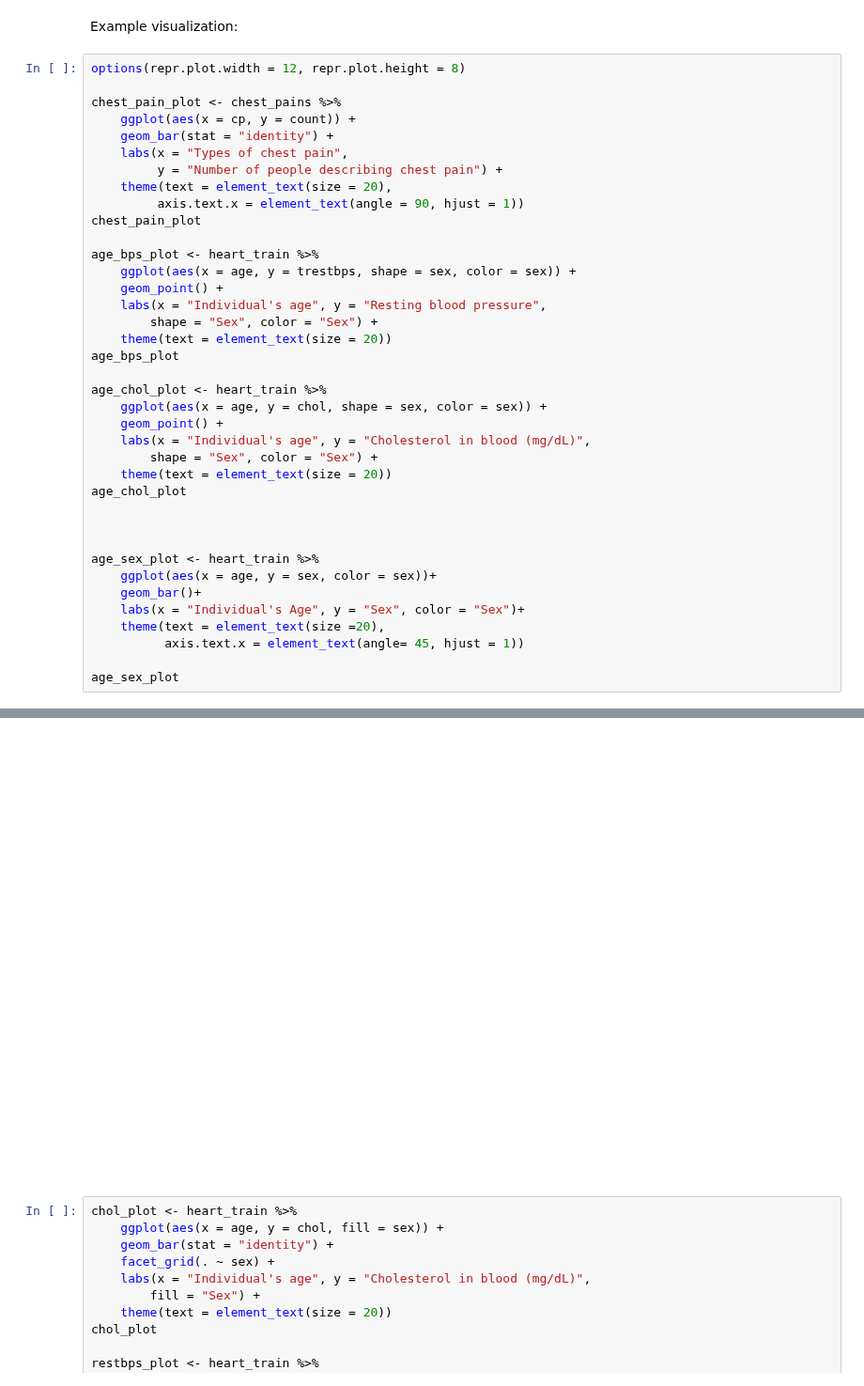
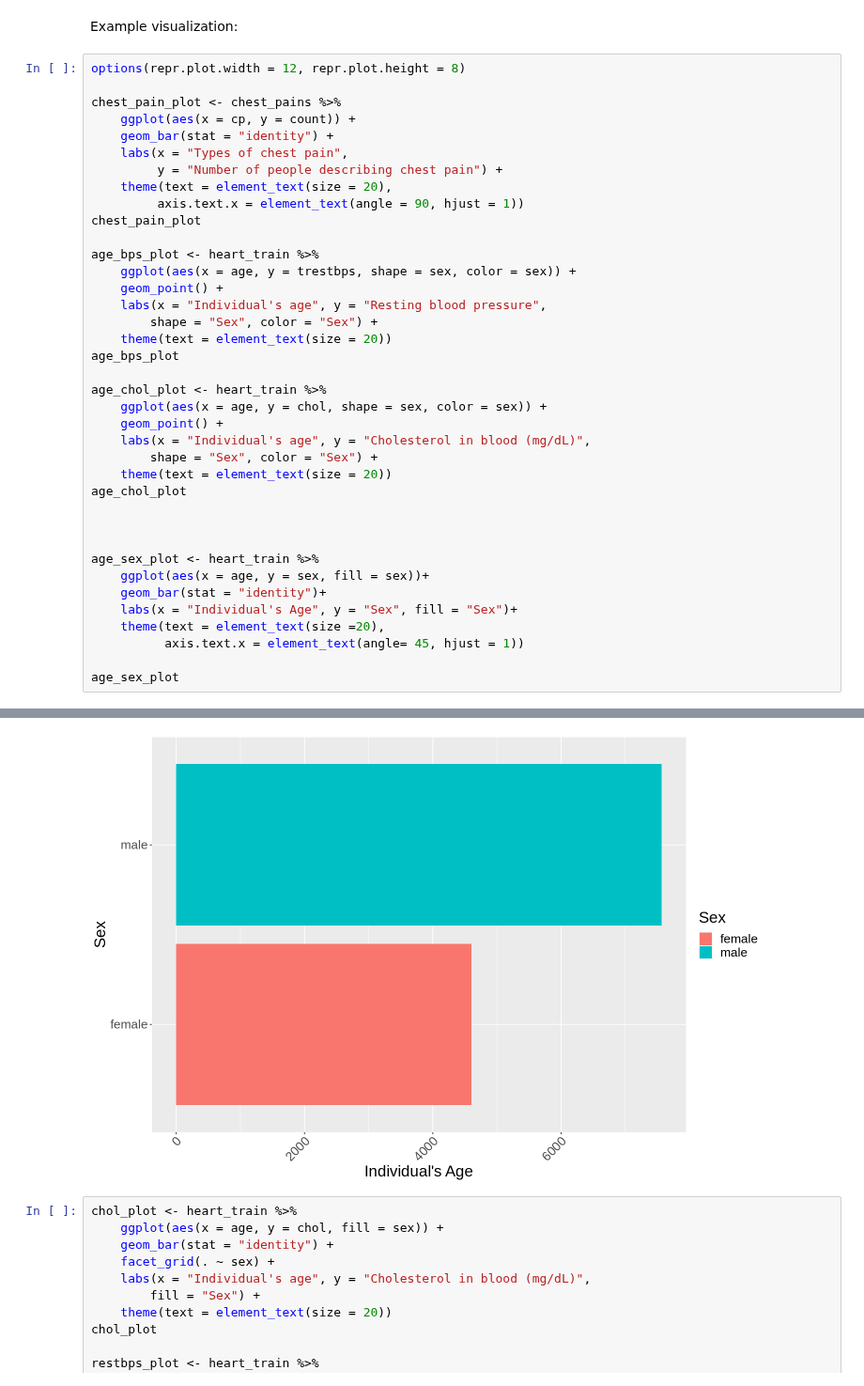
Before and after one commit to ssyl29/group_project, a Jupyter notebook: proposal.ipynb, the cells around one changed output, grey strips where cells are left out. Shown at 94% size. Cells and saved outputs as stored; diff of their text form.

Commit message:
graph

```diff
--- a/proposal.ipynb
+++ b/proposal.ipynb
@@ -240,9 +240,9 @@ age_chol_plot
 
 
 age_sex_plot <- heart_train %>%
-    ggplot(aes(x = age, y = sex, color = sex))+
-    geom_bar()+
-    labs(x = "Individual's Age", y = "Sex", color = "Sex")+
+    ggplot(aes(x = age, y = sex, fill = sex))+
+    geom_bar(stat = "identity")+
+    labs(x = "Individual's Age", y = "Sex", fill = "Sex")+
     theme(text = element_text(size =20),
           axis.text.x = element_text(angle= 45, hjust = 1))
 
@@ -270,5 +253,5 @@ Traceback:
 [figure]
-[figure, old version]
+[figure, new version]
 # %%
 chol_plot <- heart_train %>%
     ggplot(aes(x = age, y = chol, fill = sex)) +
```
Also changed, not shown: parts of 1 cell of this notebook.
